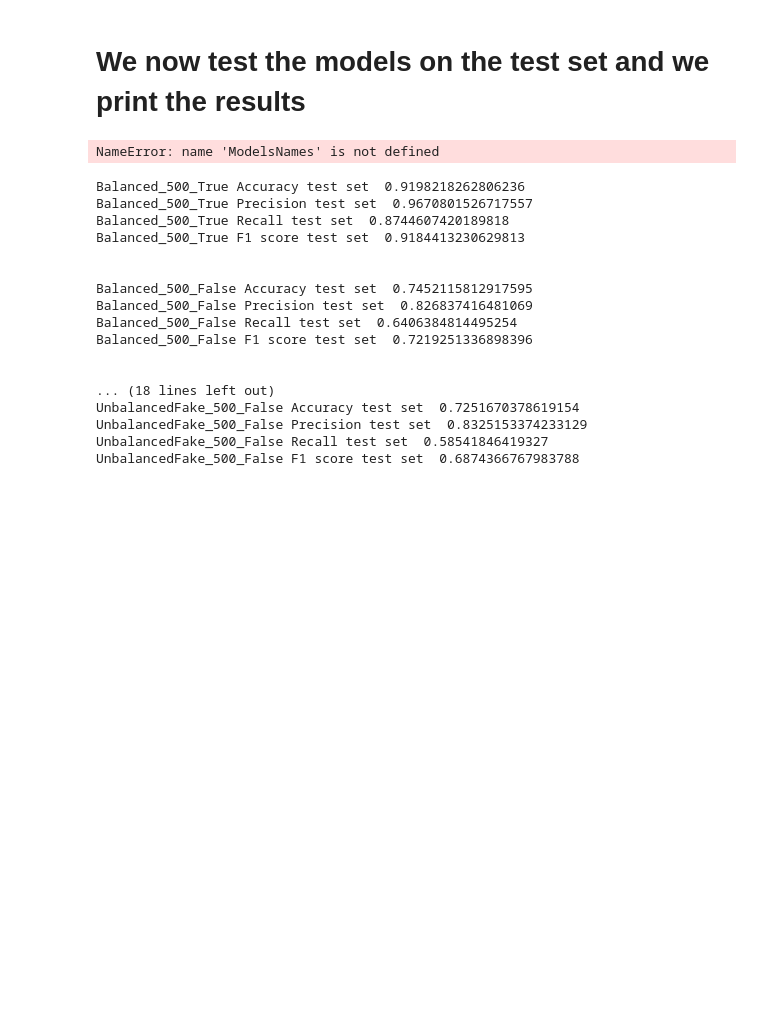
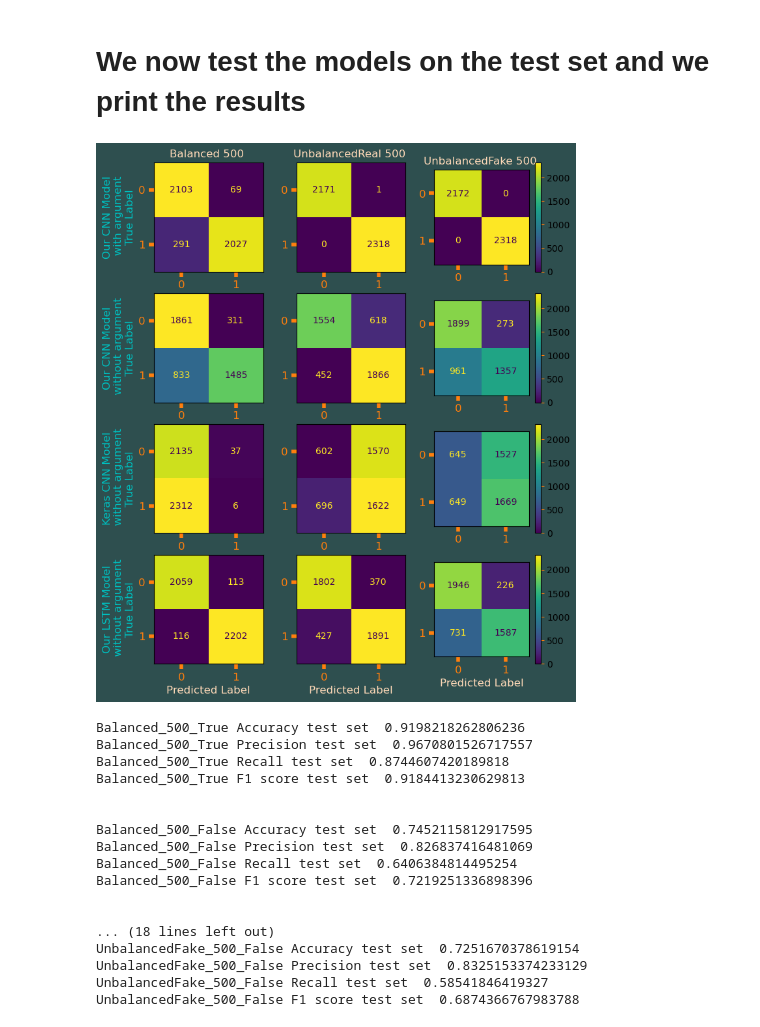
Before and after one commit to PaulMagos/ISPR, a Jupyter notebook: Assignment3/notebook.ipynb, the cells around one changed output. Saved outputs shown, nothing was run; the diff lists cells and outputs as text; code cells hidden in the pictures; blank space fills up the shorter version.

Commit message:
Plot Confusion Matrices

```diff
--- a/Assignment3/notebook.ipynb
+++ b/Assignment3/notebook.ipynb
@@ -859,20 +805,59 @@ for kind in ModelsNames:
     xt[kind] = Normalize(xt[kind], subject=sub)
     xt[kind].shape
 y_test = np.array(y_test)
-# %%
-from sklearn.metrics import confusion_matrix, ConfusionMatrixDisplay
-
-test_predict = {}
-cm = {}
-disp = {}
-for kind in ModelsNames:
-    print(f'Kind {kind} model...')
-    test_predict[kind] = (ourParamModels[kind].predict(xt[kind]) >= 0.5)
-    cm = confusion_matrix(y_test, test_predict[kind])
-    disp = ConfusionMatrixDisplay(cm)
-    disp.plot()
-# %% [output]
-NameError: name 'ModelsNames' is not defined
+# %%
+from sklearn.metrics import confusion_matrix, ConfusionMatrixDisplay
+
+test_predict = {}
+cm = {}
+disp = {}
+
+plotstodo = int((len(ourParamLSTMModels.keys()) + len(kerasmodels.keys()) + len(ourParamModels.keys())) / 3)
+fig, ax = plt.subplots(plotstodo, 3, figsize=(10, 10), facecolor=(.18, .31, .31))
+
+i = 0
+for NN in [ourParamModels, kerasmodels, ourParamLSTMModels]:
+# for NN in [ourParamModels]:
+    NNKeys = list(NN.keys())
+    NNKeys.sort(key=lambda s: s.split('_')[2],  reverse=True)
+
+    for j, kind in enumerate(NNKeys):
+        # Increment i axis if j reached a multiple of 3
+        if j>0 and j%3 == 0:
+            i += 1
+        if i == 0:
+            ax[i, j%3].set_title(kind.replace('_', ' ').replace('True', '').replace('False', ''), color='peachpuff', size=12)
+
+        test_predict[kind] = (NN[kind].predict(xt[kind], verbose=0) >= 0.5)
+        cm = confusion_matrix(y_test, test_predict[kind])
+        disp = ConfusionMatrixDisplay(cm)
+
+        if (j+1)%3 == 0:
+            disp.plot(ax=ax[i, j%3], cmap='viridis', colorbar=True)
+            disp.ax_.get_images()[0].set_clim(vmin=0, vmax=2319)
+            disp.ax_.get_images()[0].colorbar.ax.yaxis.set_tick_params(color='tab:orange')
+        else:
+            disp.plot(ax=ax[i, j%3], cmap='viridis', colorbar=False)
+
+        if i == plotstodo-1:
+            ax[i, j%3].set_xlabel('Predicted Label', color='peachpuff', size=12)
+        else:
+            ax[i, j%3].set_xlabel('')
+
+        ax[i, j%3].tick_params(labelcolor='tab:orange', labelsize='large', width=4, length=6, color='tab:orange')
+        ax[i, j%3].set_ylabel('')
+        if i < our_model_Rows:
+            if j%3 == 0 :
+                ax[i, j%3].set_ylabel('Our CNN Model\n' + kind.split('_')[2].replace('True', ' with argument').replace('False', ' without argument') + '\nTrue Label', color='c', size=12)
+        elif i < keras_model_Rows:
+            if j%3 == 0 :
+                ax[i, j%3].set_ylabel('Keras CNN Model\n' + kind.split('_')[2].replace('True', ' with argument').replace('False', ' without argument')+ '\nTrue Label', color='c', size=12)
+        else:
+            if j%3 == 0 :
+                ax[i, j%3].set_ylabel('Our LSTM Model\n' + kind.split('_')[2].replace('True', ' with argument').replace('False', ' without argument')+ '\nTrue Label', color='c', size=12)
+    i += 1
+# %% [output]
+[figure, added]
 # %%
 for kind in ModelsNames:
     print(kind + ' Accuracy test set ', metrics.accuracy_score(y_test, test_predict[kind]))
```
Also changed, not shown: parts of 1 cell of this notebook.
